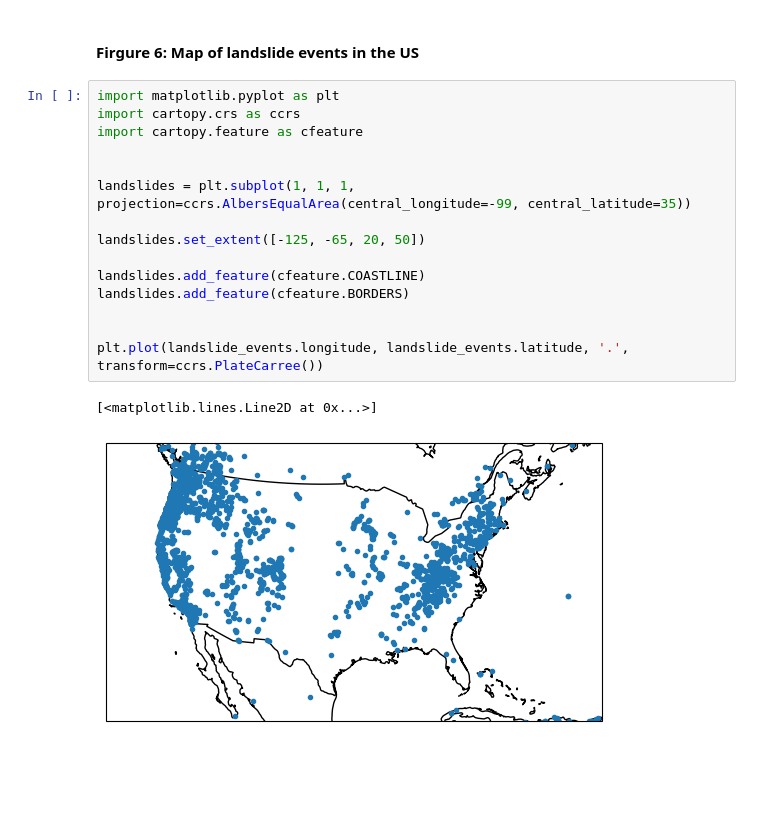
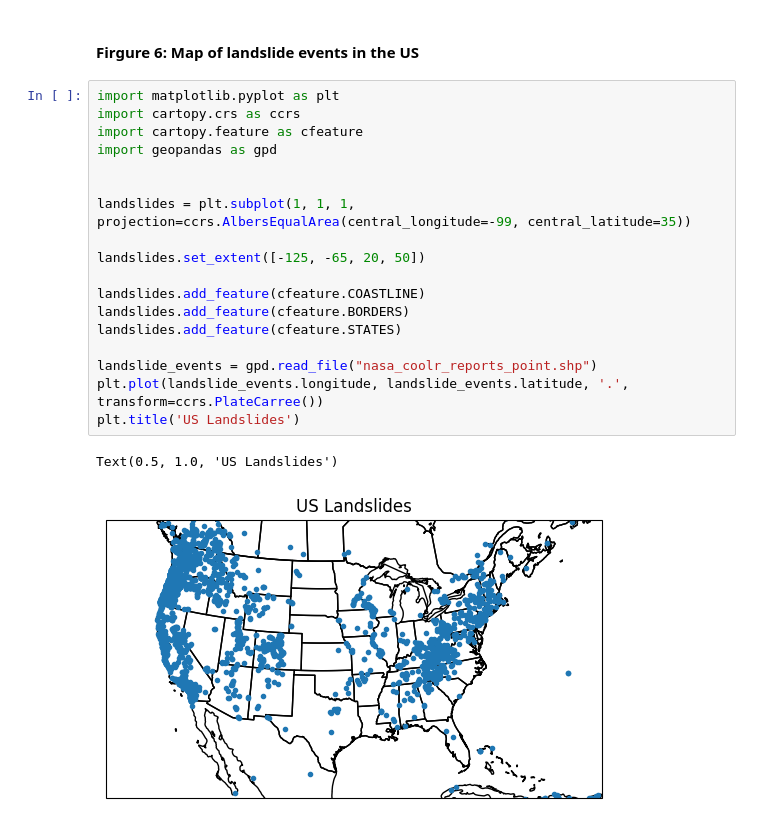
Before and after one commit to Kduff2/LandslideProject, a Jupyter notebook: term_paper.ipynb, the cells around one changed output. Cells and saved outputs as stored; diff of their text form; blank space fills up the shorter version.

```diff
--- a/term_paper.ipynb
+++ b/term_paper.ipynb
@@ -115,18 +115,21 @@ plt.plot(landslide_events.longitude, landslide_events.latitude, '.', transform=c
 # %%
 import matplotlib.pyplot as plt
 import cartopy.crs as ccrs
 import cartopy.feature as cfeature
+import geopandas as gpd
 
 
 landslides = plt.subplot(1, 1, 1, projection=ccrs.AlbersEqualArea(central_longitude=-99, central_latitude=35))
 
 landslides.set_extent([-125, -65, 20, 50])
 
 landslides.add_feature(cfeature.COASTLINE)
 landslides.add_feature(cfeature.BORDERS)
+landslides.add_feature(cfeature.STATES)
 
-
+landslide_events = gpd.read_file("nasa_coolr_reports_point.shp")
 plt.plot(landslide_events.longitude, landslide_events.latitude, '.', transform=ccrs.PlateCarree())
+plt.title('US Landslides')
 # %% [output]
-[<matplotlib.lines.Line2D at 0x...>]
+Text(0.5, 1.0, 'US Landslides')
-[figure, old version]
+[figure, new version]
```
